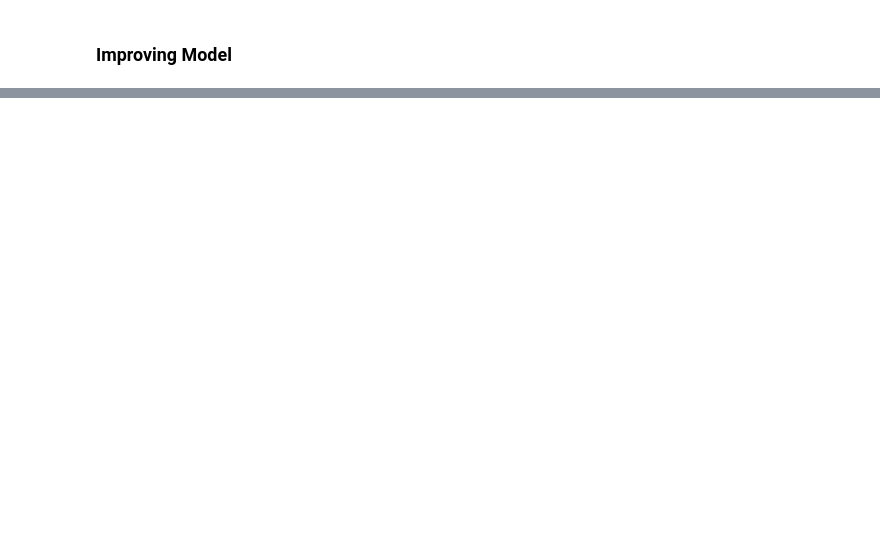
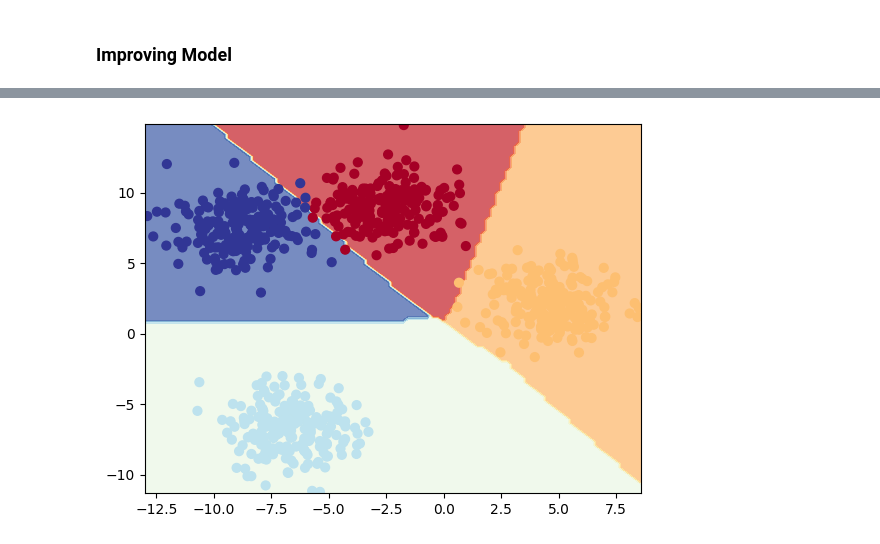
Before and after one commit to Vidhate/learn-pytorch, a Jupyter notebook: 02_Classification.ipynb, the cells around one changed output, grey strips where cells are left out. Cells and saved outputs as stored; diff of their text form; code cells hidden in the pictures; blank space fills up the shorter version.

```diff
--- a/02_Classification.ipynb
+++ b/02_Classification.ipynb
@@ -211,0 +320,23 @@ plot_decision_boundary(model0, X_train, y_train)
+# %%
+class TorchClassifierMultiV0(nn.Module):
+
+    def __init__(self, in_features, out_features, hidden_units=8):
+
+        super().__init__()
+        self.linear_stack = nn.Sequential(
+            nn.Linear(in_features=in_features, out_features=hidden_units),
+            nn.ReLU(),
+            nn.Linear(in_features=hidden_units, out_features=hidden_units),
+            nn.ReLU(),
+            nn.Linear(in_features=hidden_units, out_features=NUM_CLASSES)
+        )
+
+    def forward(self, X):
+        return self.linear_stack(X)
+# %%
+model_multi0 = TorchClassifierMultiV0(
+    in_features=X_blob_train.shape[1],
+    out_features=NUM_CLASSES,
+    hidden_units=10
+)
+model_multi0
@@ -211,0 +416,4 @@ plot_decision_boundary(model0, X_train, y_train)
+# %%
+plot_decision_boundary(model_multi0, X_blob_train, y_blob_train)
+# %% [output]
+[figure, added]
```
Also changed, not shown: parts of 21 cells of this notebook.
